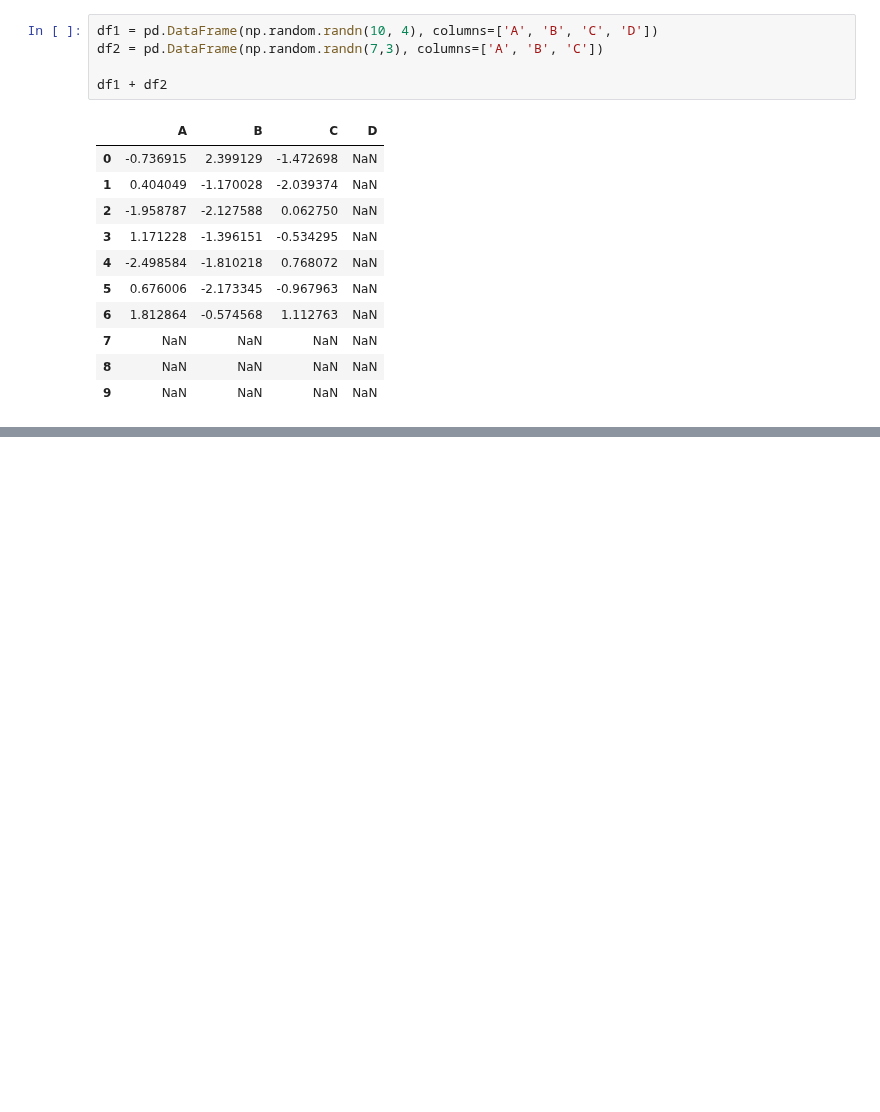
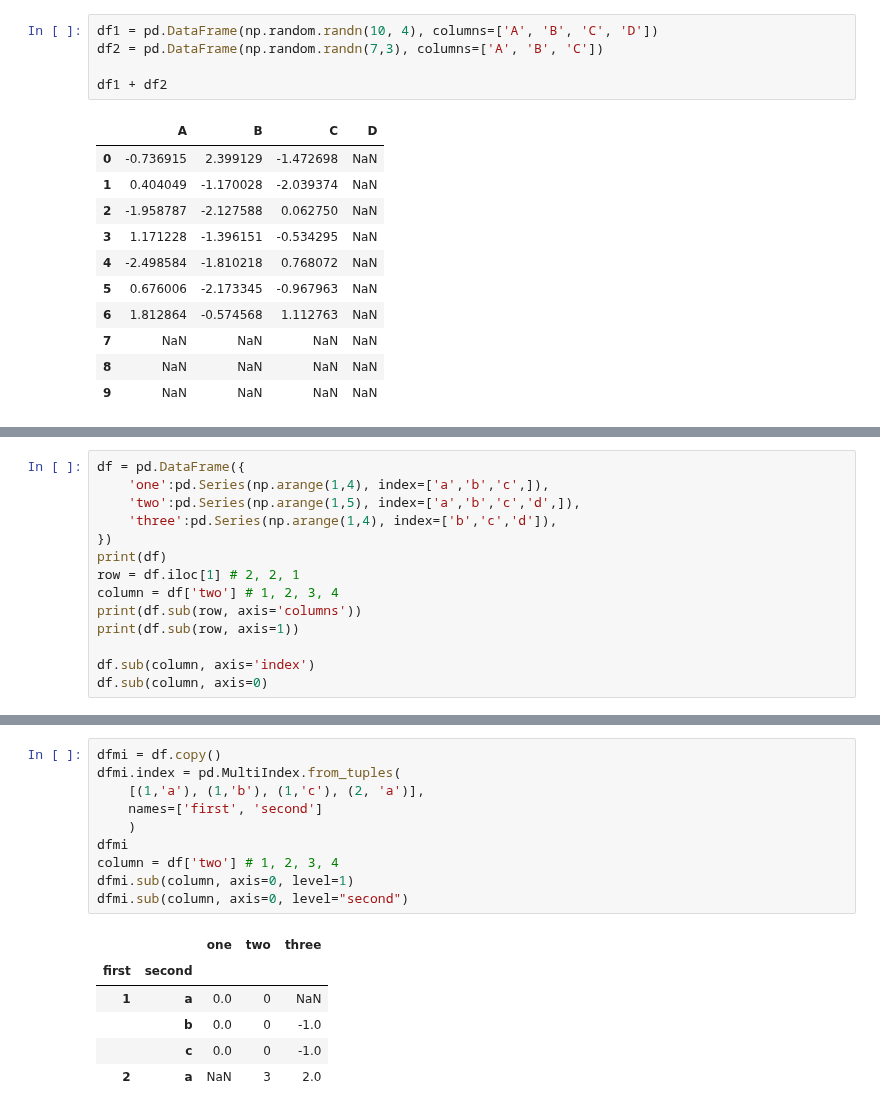
Before and after one commit to UtsavParashar/PythonProblems, a Jupyter notebook: PandasOffDoc.ipynb, the cells around one changed output, grey strips where cells are left out. Drawn from its saved outputs; the diff is of its cells as text; blank space fills up the shorter version.

```diff
--- a/PandasOffDoc.ipynb
+++ b/PandasOffDoc.ipynb
@@ -2216,0 +2255,14 @@ pd.DataFrame(np.random.randn(3,12))
+# %%
+df = pd.DataFrame({
+    'one':pd.Series(np.arange(1,4), index=['a','b','c',]),
+    'two':pd.Series(np.arange(1,5), index=['a','b','c','d',]),
+    'three':pd.Series(np.arange(1,4), index=['b','c','d']),
+})
+print(df)
+row = df.iloc[1] # 2, 2, 1
+column = df['two'] # 1, 2, 3, 4
+print(df.sub(row, axis='columns'))
+print(df.sub(row, axis=1))
+
+df.sub(column, axis='index')
+df.sub(column, axis=0)
@@ -2216,0 +2290,17 @@ pd.DataFrame(np.random.randn(3,12))
+# %%
+dfmi = df.copy()
+dfmi.index = pd.MultiIndex.from_tuples(
+    [(1,'a'), (1,'b'), (1,'c'), (2, 'a')],
+    names=['first', 'second']
+    )
+dfmi
+column = df['two'] # 1, 2, 3, 4
+dfmi.sub(column, axis=0, level=1)
+dfmi.sub(column, axis=0, level="second")
+# %% [output]
+|  |  | one | two | three |
+| first | second |  |  |  |
+| 1 | a | 0.0 | 0 | NaN |
+|  | b | 0.0 | 0 | -1.0 |
+|  | c | 0.0 | 0 | -1.0 |
+| 2 | a | NaN | 3 | 2.0 |
```
Also changed, not shown: parts of 25 cells of this notebook, 1 other file.
